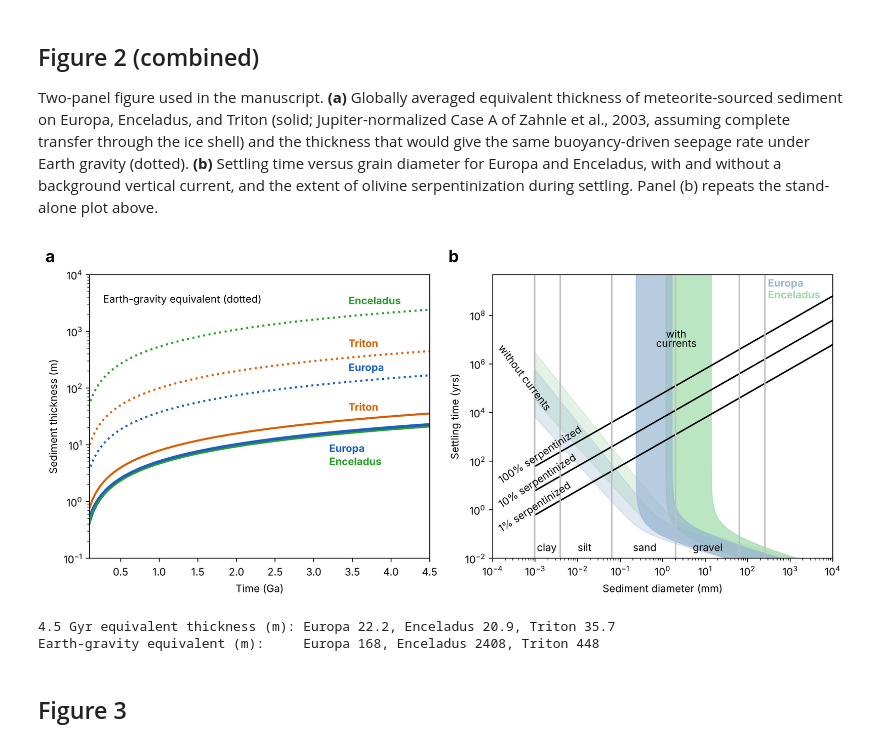
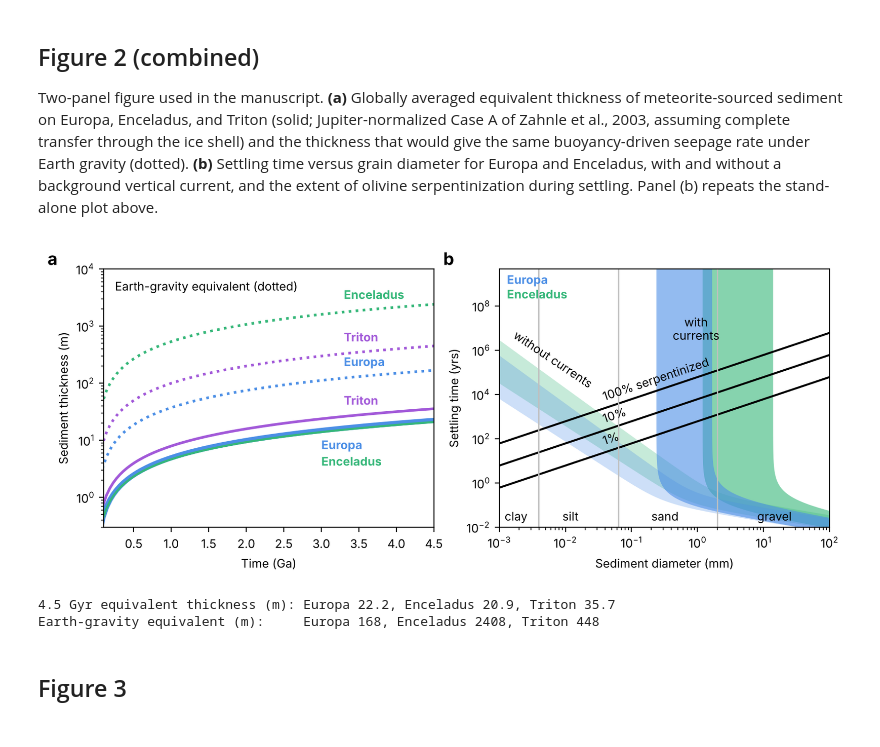
Before and after one commit to tectonic-hydrology/OW_seds, a Jupyter notebook: Figures_for_Randolph_Flagg_et_al_GRL_2025.ipynb, the cells around one changed output. Drawn from its saved outputs; the diff is of its cells as text; code cells hidden in the pictures.

Commit message:
Figure 2: compact layout and cool-toned palette
- Smaller footprint (8.5 x 3.5 in); panel b axis trimmed to 0.001-100 mm
- Labels follow their lines; one palette across both panels with Triton in purple

Co-Authored-By: Claude Fable 5.2 <noreply@anthropic.com>
Claude-Session: https://claude.ai/code/session_013DBfh7D7wThAVNByrUnYko

```diff
--- a/Figures_for_Randolph_Flagg_et_al_GRL_2025.ipynb
+++ b/Figures_for_Randolph_Flagg_et_al_GRL_2025.ipynb
@@ -1057,67 +1057,77 @@ plt.savefig('stokes_current.png', dpi=600)
 
 Two-panel figure used in the manuscript. **(a)** Globally averaged equivalent thickness of meteorite-sourced sediment on Europa, Enceladus, and Triton (solid; Jupiter-normalized Case A of Zahnle et al., 2003, assuming complete transfer through the ice shell) and the thickness that would give the same buoyancy-driven seepage rate under Earth gravity (dotted). **(b)** Settling time versus grain diameter for Europa and Enceladus, with and without a background vertical current, and the extent of olivine serpentinization during settling. Panel (b) repeats the stand-alone plot above.
 # %%
-c_eur = '#1f5fbf'; c_enc = '#2ca02c'; c_tri = '#d95f02'       # line colors, panel a
-f_eur = '#9BB7D4'; f_enc = '#A0DAA9'                          # fill colors, panel b (as in the stand-alone plot)
+c_eur = '#4C8FE6'; c_enc = '#35B779'; c_tri = '#A259D9'       # Europa blue, Enceladus green, Triton purple (both panels)
 
-fig, (axa, axb) = plt.subplots(1, 2, figsize=(11, 5))
+plt.rcParams.update({'font.size': 9})
+fig, (axa, axb) = plt.subplots(1, 2, figsize=(8.5, 3.5))
 
 # ---- (a) equivalent sediment thickness and Earth-gravity equivalent
 # Europa and Enceladus nearly coincide, so Europa is drawn wide with Enceladus thin on top
 for s, g, c, lw in [(s_Triton_A, g_Triton, c_tri, 2), (s_Europa_A, g_Europa, c_eur, 4), (s_Enceladus_A, g_Enceladus, c_enc, 1.6)]:
     axa.plot(time, s, color=c, linewidth=lw, solid_capstyle='butt')
     axa.plot(time, s*(9.81/g), color=c, linestyle='dotted', linewidth=2)
 
 axa.set_yscale('log')
-axa.set_xlim(0.1, 4.5); axa.set_ylim(1e-1, 1e4)
+axa.set_xlim(0.1, 4.5); axa.set_ylim(3e-1, 1e4)
 axa.set_xlabel('Time (Ga)'); axa.set_ylabel('Sediment thickness (m)')
 
 # curves are labeled on the plot instead of in a legend
-kw = dict(fontsize=10, weight='bold')
-axa.text(3.45, 3.0e3, 'Enceladus', color=c_enc, **kw)
-axa.text(3.45, 5.3e2, 'Triton', color=c_tri, **kw)
-axa.text(3.45, 2.0e2, 'Europa', color=c_eur, **kw)
-axa.text(1.3, 3.2e3, 'Earth-gravity equivalent (dotted)', fontsize=10, ha='center')
-axa.text(3.45, 4.0e1, 'Triton', color=c_tri, **kw)
-axa.text(3.2, 7.5, 'Europa', color=c_eur, **kw); axa.text(3.2, 4.4, 'Enceladus', color=c_enc, **kw)
+kw = dict(fontsize=9, weight='bold')
+axa.text(3.3, 3.0e3, 'Enceladus', color=c_enc, **kw)
+axa.text(3.3, 5.4e2, 'Triton', color=c_tri, **kw)
+axa.text(3.3, 2.0e2, 'Europa', color=c_eur, **kw)
+axa.text(0.25, 4.2e3, 'Earth-gravity equivalent (dotted)')
+axa.text(3.3, 4.2e1, 'Triton', color=c_tri, **kw)
+axa.text(3.0, 7.0, 'Europa', color=c_eur, **kw); axa.text(3.0, 3.6, 'Enceladus', color=c_enc, **kw)
 
 # ---- (b) settling time with and without currents, and serpentinization during settling
-axb.plot(d*1e3, ol_time_0, 'k');    axb.text(1.2e-4, 12, '100% serpentinized', rotation=33)
-axb.plot(d*1e3, ol_time_0p1, 'k');  axb.text(1.2e-4, 1.2e0, '10% serpentinized', rotation=33)
-axb.plot(d*1e3, ol_time_0p01, 'k'); axb.text(1.2e-4, 1.2e-1, '1% serpentinized', rotation=33)
+axb.plot(d*1e3, ol_time_0, 'k'); axb.plot(d*1e3, ol_time_0p1, 'k'); axb.plot(d*1e3, ol_time_0p01, 'k')
 
-axb.fill_between(d*1e3, t_enc_b_c, t_enc_p_c, color=f_enc, alpha=.7)
-axb.fill_between(d*1e3, t_enc_b, t_enc_p, color=f_enc, alpha=.3)
-axb.fill_between(d*1e3, t_eur_b_c, t_eur_p_c, color=f_eur, alpha=.7)
-axb.fill_between(d*1e3, t_eur_b, t_eur_p, color=f_eur, alpha=.3)
+axb.fill_between(d*1e3, t_enc_b_c, t_enc_p_c, color=c_enc, alpha=.6, linewidth=0)
+axb.fill_between(d*1e3, t_enc_b, t_enc_p, color=c_enc, alpha=.28, linewidth=0)
+axb.fill_between(d*1e3, t_eur_b_c, t_eur_p_c, color=c_eur, alpha=.6, linewidth=0)
+axb.fill_between(d*1e3, t_eur_b, t_eur_p, color=c_eur, alpha=.28, linewidth=0)
 
-axb.text(1.2e-4, 1.2e4, 'without currents', rotation=-53)
-axb.text(1.2, 1.2e7, 'with'); axb.text(.7, .5e7, 'currents')
-
-# grain-size classes
-for x in (256, 64, 2, .063, 0.0039, 0.00098):
-    axb.vlines(x, 1e-7, 5e9, color='silver')
-axb.text(5.1, 2e-2, 'gravel'); axb.text(.2, 2e-2, 'sand'); axb.text(.01, 2e-2, 'silt'); axb.text(.0011, 2e-2, 'clay')
+# grain-size classes (the axis stops at 100 mm; nothing larger is discussed in the text)
+for x in (2, .063, 0.0039):
+    axb.vlines(x, 1e-7, 5e9, color='silver', linewidth=1)
+axb.text(8, 2e-2, 'gravel'); axb.text(.2, 2e-2, 'sand'); axb.text(.009, 2e-2, 'silt'); axb.text(.0012, 2e-2, 'clay')
 
 axb.set_xscale('log'); axb.set_yscale('log')
-axb.set_xlim(1e-4, 1e4); axb.set_ylim(1e-2, 4.7e9)
+axb.set_xlim(1e-3, 1e2); axb.set_ylim(1e-2, 4.7e9)
 axb.set_xlabel('Sediment diameter (mm)'); axb.set_ylabel('Settling time (yrs)')
-axb.text(3e2, 1.5e9, 'Europa', c=f_eur, weight='bold'); axb.text(3e2, .5e9, 'Enceladus', c=f_enc, weight='bold')
+axb.text(1.3e-3, 1.0e9, 'Europa', c=c_eur, weight='bold'); axb.text(1.3e-3, 2.2e8, 'Enceladus', c=c_enc, weight='bold')
+axb.text(.95, 1.2e7, 'with', ha='center'); axb.text(.95, 3e6, 'currents', ha='center')
+
+plt.tight_layout()
+
+def label_along(ax, x0, y0, slope, text, lift=1.6, **kw):
+    """Write text starting at (x0, y0*lift), rotated to follow a log-log line of the given slope."""
+    p0 = ax.transData.transform((x0, y0)); p1 = ax.transData.transform((x0*10, y0*10**slope))
+    ang = np.degrees(np.arctan2(p1[1]-p0[1], p1[0]-p0[0]))
+    ax.text(x0, y0*lift, text, rotation=ang, rotation_mode='anchor', ha='left', va='bottom', **kw)
+
+fig.canvas.draw()
+mm = lambda x: np.interp(x, d*1e3, ol_time_0)                       # years to fully serpentinize a grain of x mm
+label_along(axb, 4e-2, mm(4e-2), 1, '100% serpentinized')
+label_along(axb, 4e-2, mm(4e-2)*1e-1, 1, '10%')
+label_along(axb, 4e-2, mm(4e-2)*1e-2, 1, '1%')
+label_along(axb, 1.5e-3, np.interp(1.5e-3, d*1e3, t_enc_b), -2, 'without currents', lift=2.5)
 
 # panel labels
 for ax, lab in ((axa, 'a'), (axb, 'b')):
-    ax.text(-0.13, 1.03, lab, transform=ax.transAxes, fontsize=16, weight='bold', va='bottom')
+    ax.text(-0.17, 1.0, lab, transform=ax.transAxes, fontsize=13, weight='bold', va='bottom')
 
-plt.tight_layout()
 plt.savefig('Figure2_combined.png', dpi=600)
 plt.savefig('Figure2_combined.pdf')
 plt.show()
 
 # values quoted in the text (equivalent thickness after 4.5 Gyr, m)
 print('4.5 Gyr equivalent thickness (m): Europa %.1f, Enceladus %.1f, Triton %.1f' % (s_Europa_A[-1], s_Enceladus_A[-1], s_Triton_A[-1]))
 print('Earth-gravity equivalent (m):     Europa %.0f, Enceladus %.0f, Triton %.0f' % (s_Europa_A[-1]*9.81/g_Europa, s_Enceladus_A[-1]*9.81/g_Enceladus, s_Triton_A[-1]*9.81/g_Triton))
 # %% [output]
-[figure, old version]
+[figure, new version]
 4.5 Gyr equivalent thickness (m): Europa 22.2, Enceladus 20.9, Triton 35.7
 Earth-gravity equivalent (m):     Europa 168, Enceladus 2408, Triton 448
 # %% [markdown]
```
